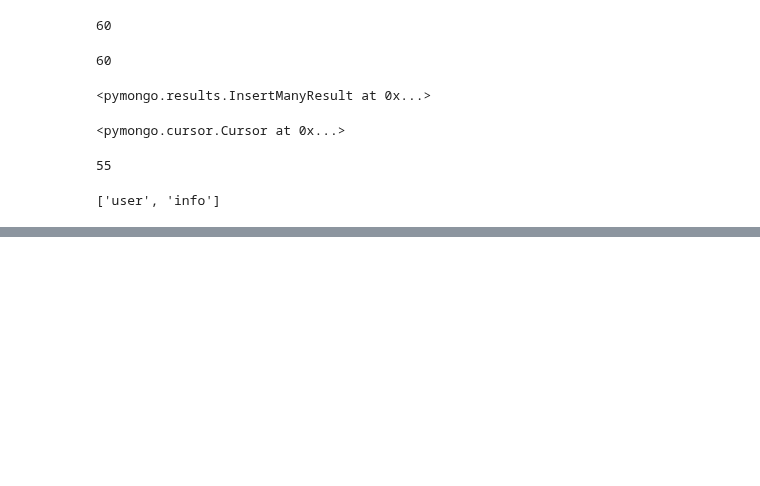
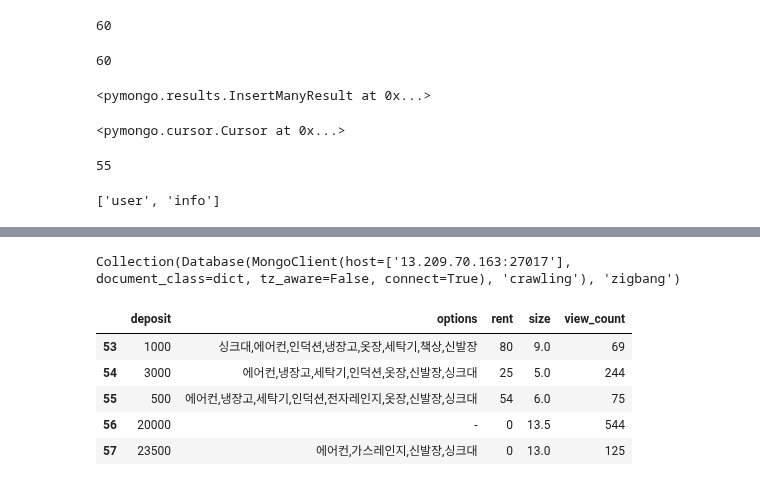
Before and after one commit to seokyeongheo/TIL, a Jupyter notebook: 04_web/10_mongoDB.ipynb, the cells around one changed output, grey strips where cells are left out. Cells and saved outputs as stored; diff of their text form; code cells hidden in the pictures; blank space fills up the shorter version.

```diff
--- a/04_web/10_mongoDB.ipynb
+++ b/04_web/10_mongoDB.ipynb
@@ -253,0 +355,20 @@ db.collection_names()
+# %%
+# connect mongodb
+
+collection = client.crawling.zigbang
+collection
+# %% [output]
+Collection(Database(MongoClient(host=['13.209.70.163:27017'], document_class=dict, tz_aware=False, connect=True), 'crawling'), 'zigbang')
+# %%
+# dataframe
+
+documents = collection.find({}, {"_id":False, "deposit":True, "rent":True, "size":True, "options":True, "view_count":True})
+df = pd.DataFrame(list(documents))
+df.tail()
+# %% [output]
+|  | deposit | options | rent | size | view_count |
+| 53 | 1000 | 싱크대,에어컨,인덕션,냉장고,옷장,세탁기,책상,신발장 | 80 | 9.0 | 69 |
+| 54 | 3000 | 에어컨,냉장고,세탁기,인덕션,옷장,신발장,싱크대 | 25 | 5.0 | 244 |
+| 55 | 500 | 에어컨,냉장고,세탁기,인덕션,전자레인지,옷장,신발장,싱크대 | 54 | 6.0 | 75 |
+| 56 | 20000 | - | 0 | 13.5 | 544 |
+| 57 | 23500 | 에어컨,가스레인지,신발장,싱크대 | 0 | 13.0 | 125 |
```
Also changed, not shown: parts of 25 cells of this notebook.
